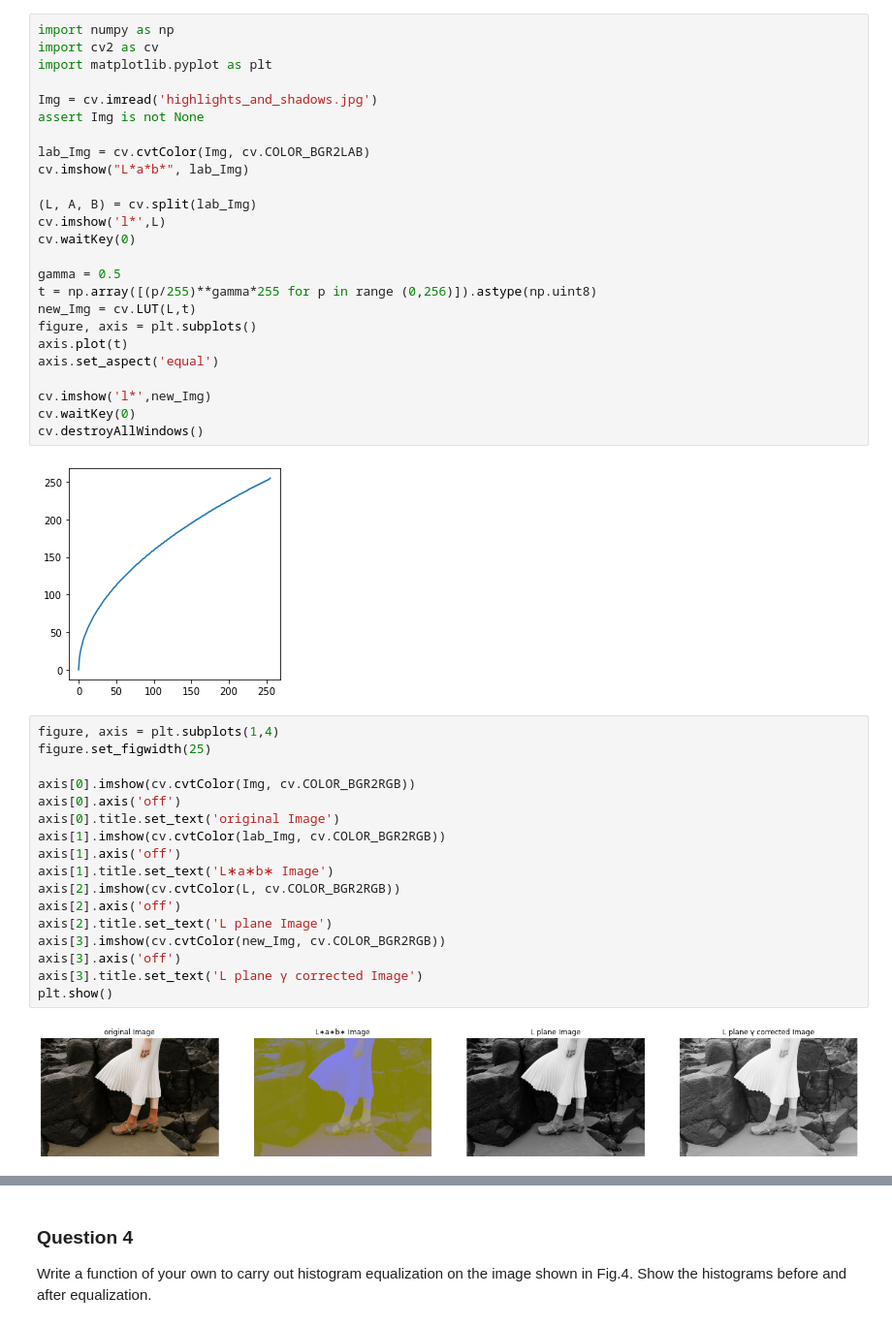
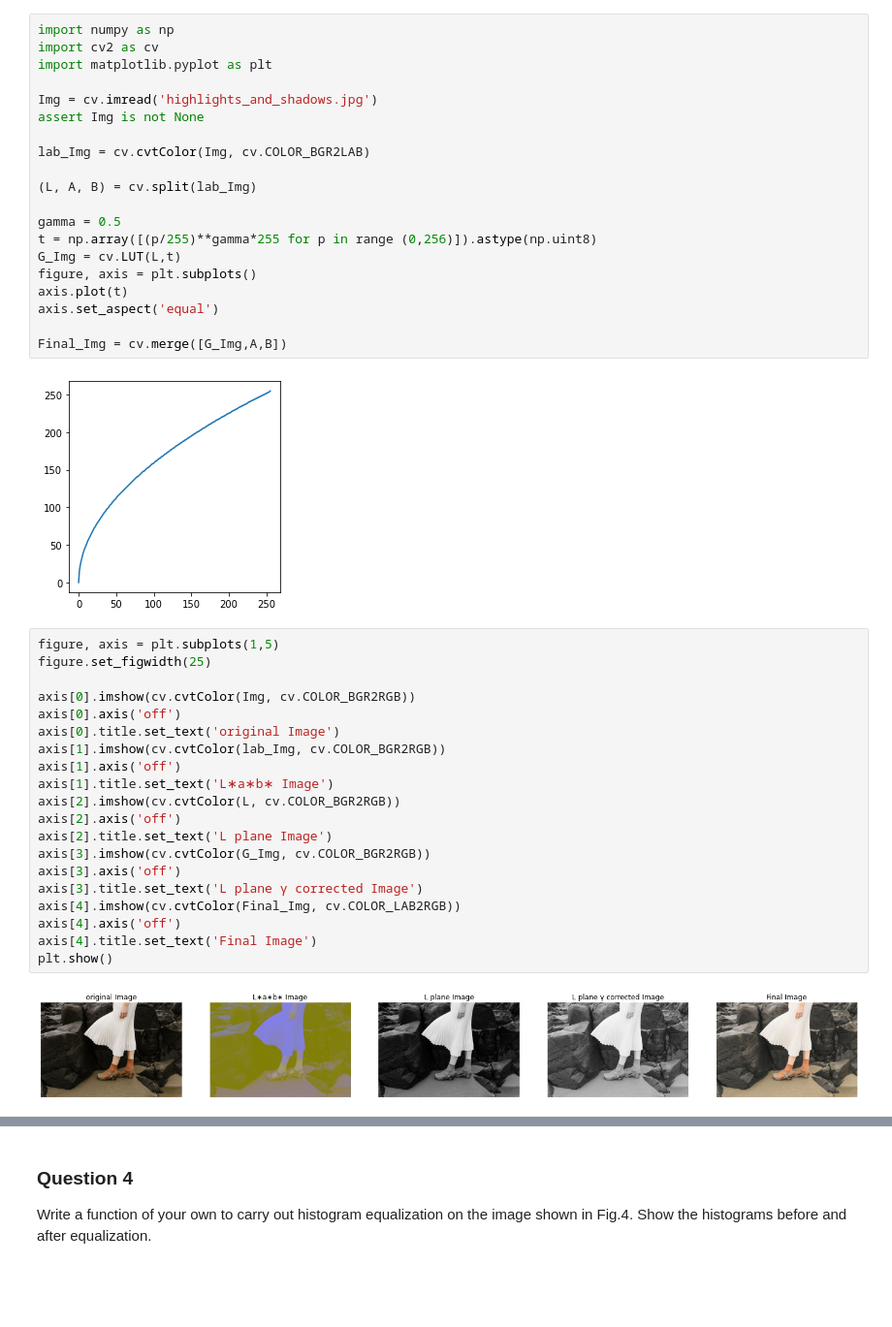
Before and after one commit to ayodyawkh/EN2550, a Jupyter notebook: Assignment_1/Assignment1.ipynb, the cells around one changed output, grey strips where cells are left out. Shown at 97% size. Saved outputs shown, nothing was run; the diff lists cells and outputs as text; blank space fills up the shorter version.

```diff
--- a/Assignment_1/Assignment1.ipynb
+++ b/Assignment_1/Assignment1.ipynb
@@ -120,43 +120,41 @@ Img = cv.imread('highlights_and_shadows.jpg')
 assert Img is not None
 
 lab_Img = cv.cvtColor(Img, cv.COLOR_BGR2LAB)
-cv.imshow("L*a*b*", lab_Img)
 
 (L, A, B) = cv.split(lab_Img)
-cv.imshow('l*',L)
-cv.waitKey(0)
 
 gamma = 0.5
 t = np.array([(p/255)**gamma*255 for p in range (0,256)]).astype(np.uint8)
-new_Img = cv.LUT(L,t)
+G_Img = cv.LUT(L,t)
 figure, axis = plt.subplots()
 axis.plot(t)
 axis.set_aspect('equal')
 
-cv.imshow('l*',new_Img)
-cv.waitKey(0)
-cv.destroyAllWindows()
+Final_Img = cv.merge([G_Img,A,B])
 # %% [output]
 [figure]
 # %%
-figure, axis = plt.subplots(1,4)
+figure, axis = plt.subplots(1,5)
 figure.set_figwidth(25)
 
 axis[0].imshow(cv.cvtColor(Img, cv.COLOR_BGR2RGB))
 axis[0].axis('off')
 axis[0].title.set_text('original Image')
 axis[1].imshow(cv.cvtColor(lab_Img, cv.COLOR_BGR2RGB))
 axis[1].axis('off')
 axis[1].title.set_text('L∗a∗b∗ Image')
 axis[2].imshow(cv.cvtColor(L, cv.COLOR_BGR2RGB))
 axis[2].axis('off')
 axis[2].title.set_text('L plane Image')
-axis[3].imshow(cv.cvtColor(new_Img, cv.COLOR_BGR2RGB))
+axis[3].imshow(cv.cvtColor(G_Img, cv.COLOR_BGR2RGB))
 axis[3].axis('off')
 axis[3].title.set_text('L plane γ corrected Image')
+axis[4].imshow(cv.cvtColor(Final_Img, cv.COLOR_LAB2RGB))
+axis[4].axis('off')
+axis[4].title.set_text('Final Image')
 plt.show()
 # %% [output]
-[figure, old version]
+[figure, new version]
 # %%
 hist_Img = cv.calcHist([Img],[0], None, [256], [0,256])
 hist_lab = cv.calcHist([lab_Img],[0], None, [256], [0,256])
```
Also changed, not shown: parts of 3 cells of this notebook.
